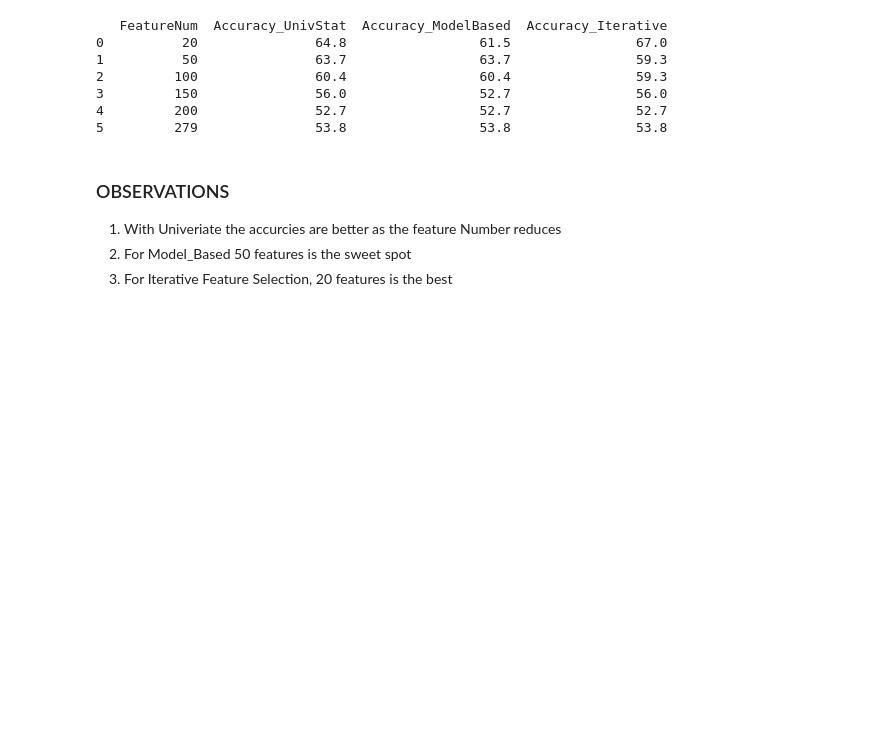
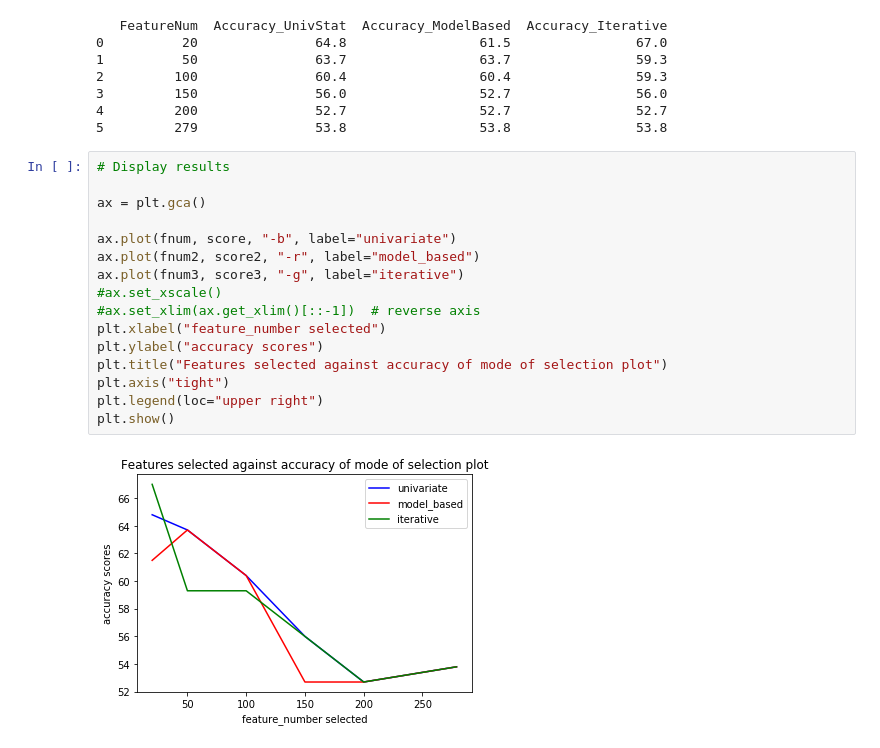
Before and after one commit to packetech/Arcada-BDA, a Jupyter notebook: Assignment_4_Ndifreke_Aqeel.ipynb, the cells around one changed output. Cells and saved outputs as stored; diff of their text form; blank space fills up the shorter version.

Commit message:
Assignment_4_Ndifreke_Aqeel - completed with plot added

```diff
--- a/Assignment_4_Ndifreke_Aqeel.ipynb
+++ b/Assignment_4_Ndifreke_Aqeel.ipynb
@@ -429,9 +429,21 @@ print(df)
 3         150               56.0                 52.7                56.0
 4         200               52.7                 52.7                52.7
 5         279               53.8                 53.8                53.8
-# %% [markdown]
-### OBSERVATIONS
-
-1. With Univeriate the accurcies are better as the feature Number reduces
-2. For Model_Based 50 features is the sweet spot
-3. For Iterative Feature Selection, 20 features is the best
+# %%
+# Display results
+
+ax = plt.gca()
+
+ax.plot(fnum, score, "-b", label="univariate")
+ax.plot(fnum2, score2, "-r", label="model_based")
+ax.plot(fnum3, score3, "-g", label="iterative")
+#ax.set_xscale()
+#ax.set_xlim(ax.get_xlim()[::-1])  # reverse axis
+plt.xlabel("feature_number selected")
+plt.ylabel("accuracy scores")
+plt.title("Features selected against accuracy of mode of selection plot")
+plt.axis("tight")
+plt.legend(loc="upper right")
+plt.show()
+# %% [output]
+[figure, added]
```
Also changed, not shown: parts of 1 cell of this notebook.
